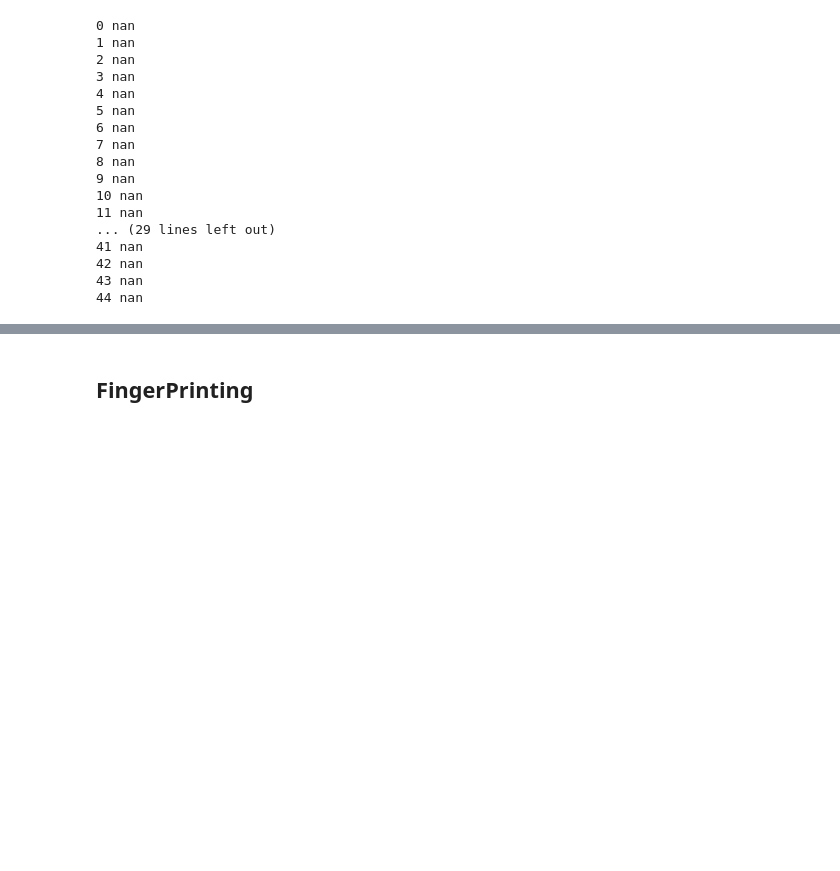
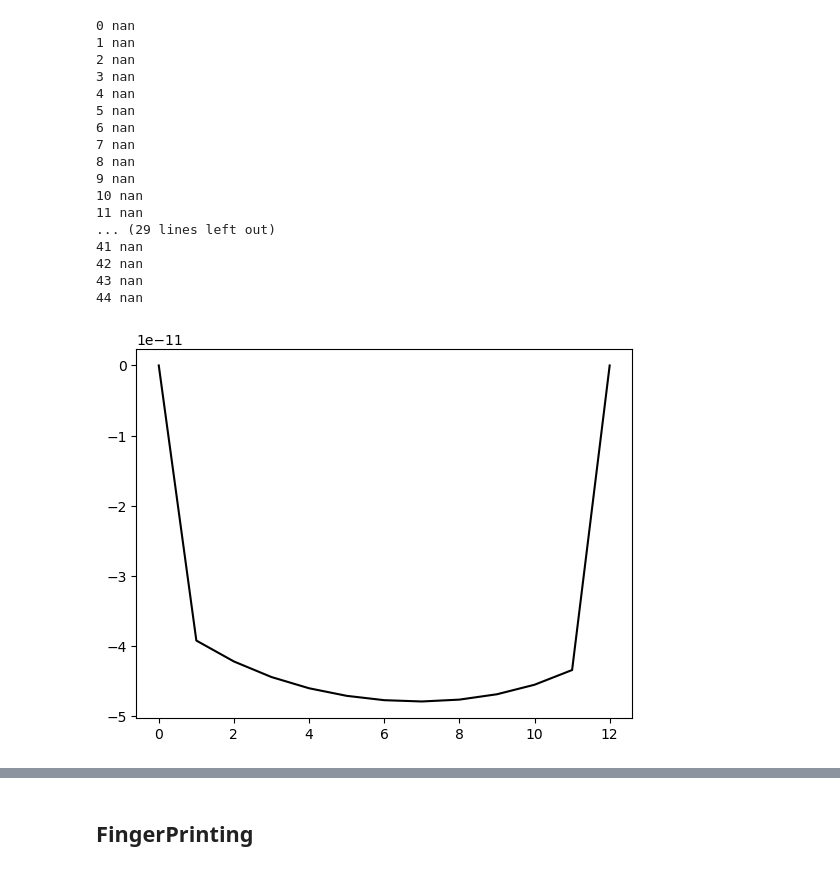
Before and after one commit to danchendrickson/3D_EFIT, a Jupyter notebook: MakeFingerPrintsFromPickles.ipynb, the cells around one changed output, grey strips where cells are left out. Saved outputs shown, nothing was run; the diff lists cells and outputs as text; code cells hidden in the pictures; blank space fills up the shorter version.

```diff
--- a/MakeFingerPrintsFromPickles.ipynb
+++ b/MakeFingerPrintsFromPickles.ipynb
@@ -200,0 +237,6 @@ CE=26
+# %%
+fig = plt.figure()
+plt.plot(Data[CS-1:CE+2,row,t])
+plt.show()
+# %% [output]
+[figure, added]
```
Also changed, not shown: parts of 45 cells of this notebook, 12 other files.
